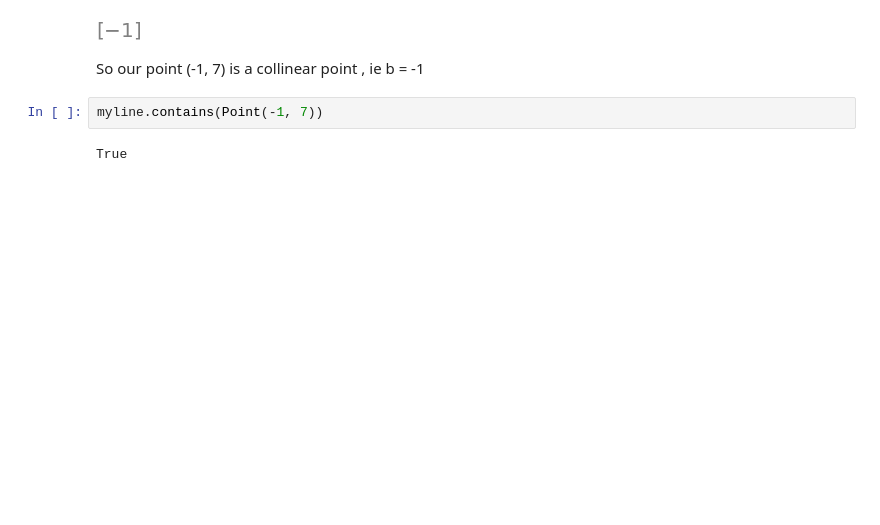
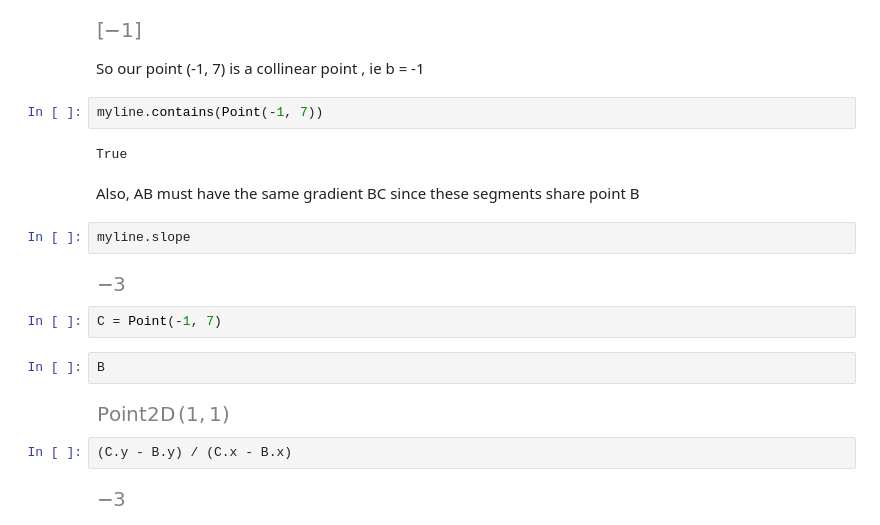
Before and after one commit to aaronrocha/Geometry_Jupyter_notebooks, a Jupyter notebook: Topic2_Gradients.ipynb, the cells around one changed output. Cells and saved outputs as stored; diff of their text form; blank space fills up the shorter version.

```diff
--- a/Topic2_Gradients.ipynb
+++ b/Topic2_Gradients.ipynb
@@ -166,3 +166,19 @@ So our point (-1, 7) is a collinear point , ie b = -1
 myline.contains(Point(-1, 7))
 # %% [output]
 True
+# %% [markdown]
+Also, AB must have the same gradient BC since these segments share point B
+# %%
+myline.slope
+# %% [output]
+[figure, added]
+# %%
+C = Point(-1, 7)
+# %%
+B
+# %% [output]
+[figure, added]
+# %%
+(C.y - B.y) / (C.x - B.x)
+# %% [output]
+[figure, added]
```
Also changed, not shown: parts of 1 cell of this notebook.
